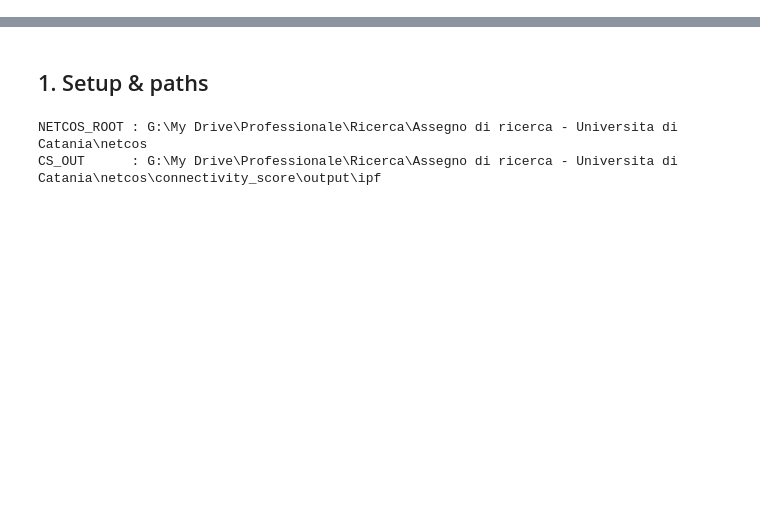
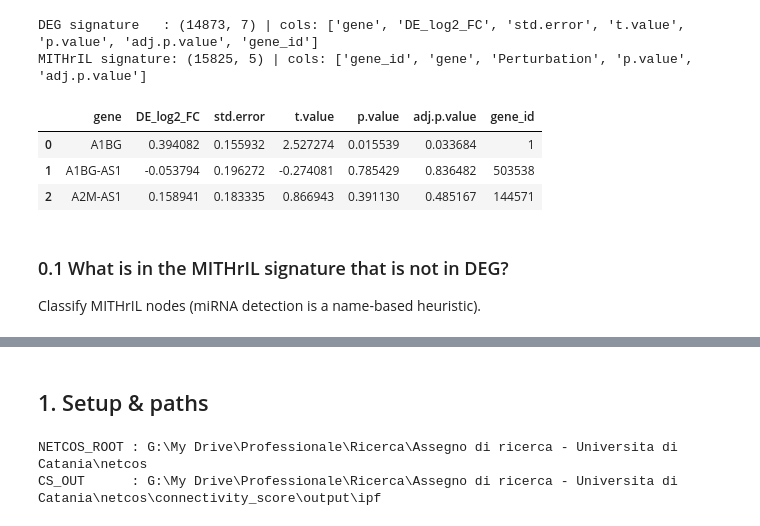
Before and after one commit to knowmics-lab/netcos, a Jupyter notebook: data_exploration/data_exploration_ipf_CS_and_rankings.ipynb, the cells around one changed output, grey strips where cells are left out. Drawn from its saved outputs; the diff is of its cells as text; code cells hidden in the pictures; blank space fills up the shorter version.

```diff
--- a/data_exploration/data_exploration_ipf_CS_and_rankings.ipynb
+++ b/data_exploration/data_exploration_ipf_CS_and_rankings.ipynb
@@ -22,0 +27,42 @@ the validation thresholds operationally use — flagged for follow-up.)
+# %%
+import os, re
+import numpy as np
+import pandas as pd
+import matplotlib.pyplot as plt
+from scipy import stats
+
+HERE = os.getcwd()
+def _find_root(start):
+    p = start
+    for _ in range(6):
+        if os.path.isdir(os.path.join(p, 'connectivity_score', 'output')):
+            return p
+        p = os.path.dirname(p)
+    return None
+NETCOS_ROOT = _find_root(HERE) or _find_root(os.path.dirname(HERE)) or \
+    r'G:\My Drive\Professionale\Ricerca\Assegno di ricerca - Universita di Catania\netcos'
+
+DEG_SIG_PATH  = os.path.join(NETCOS_ROOT, 'tsr', 'output', 'disease_signature',
+                             'ipf', 'ipf_signature_gene_id.csv')
+MITH_SIG_PATH = os.path.join(NETCOS_ROOT, 'connectivity_score', 'input',
+                             'disease_signature_2025', 'ipf', 'ipf_mith3_signature.csv')
+
+deg = pd.read_csv(DEG_SIG_PATH, sep=';', decimal=',')
+mith = pd.read_csv(MITH_SIG_PATH, sep='\t')
+if mith.shape[1] == 1:
+    mith = pd.read_csv(MITH_SIG_PATH, sep=',')
+deg['gene_id']  = deg['gene_id'].astype(str).str.strip()
+mith['gene_id'] = mith['gene_id'].astype(str).str.strip()
+print('DEG signature   :', deg.shape, '| cols:', list(deg.columns))
+print('MITHrIL signature:', mith.shape, '| cols:', list(mith.columns))
+deg.head(3)
+# %% [output]
+DEG signature   : (14873, 7) | cols: ['gene', 'DE_log2_FC', 'std.error', 't.value', 'p.value', 'adj.p.value', 'gene_id']
+MITHrIL signature: (15825, 5) | cols: ['gene_id', 'gene', 'Perturbation', 'p.value', 'adj.p.value']
+|  | gene | DE_log2_FC | std.error | t.value | p.value | adj.p.value | gene_id |
+| 0 | A1BG | 0.394082 | 0.155932 | 2.527274 | 0.015539 | 0.033684 | 1 |
+| 1 | A1BG-AS1 | -0.053794 | 0.196272 | -0.274081 | 0.785429 | 0.836482 | 503538 |
+| 2 | A2M-AS1 | 0.158941 | 0.183335 | 0.866943 | 0.391130 | 0.485167 | 144571 |
+# %% [markdown]
+### 0.1 What is in the MITHrIL signature that is not in DEG?
+Classify MITHrIL nodes (miRNA detection is a name-based heuristic).
```
Also changed, not shown: parts of 23 cells of this notebook, 15 other files.
